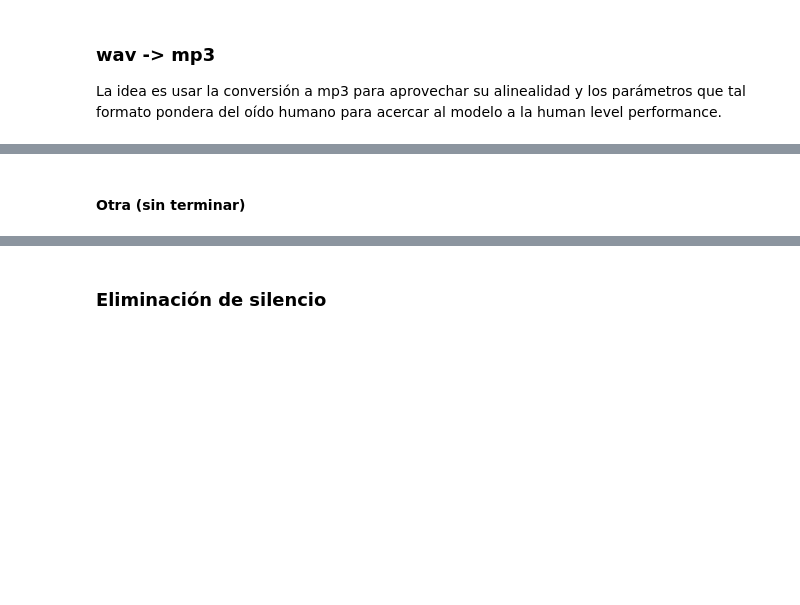
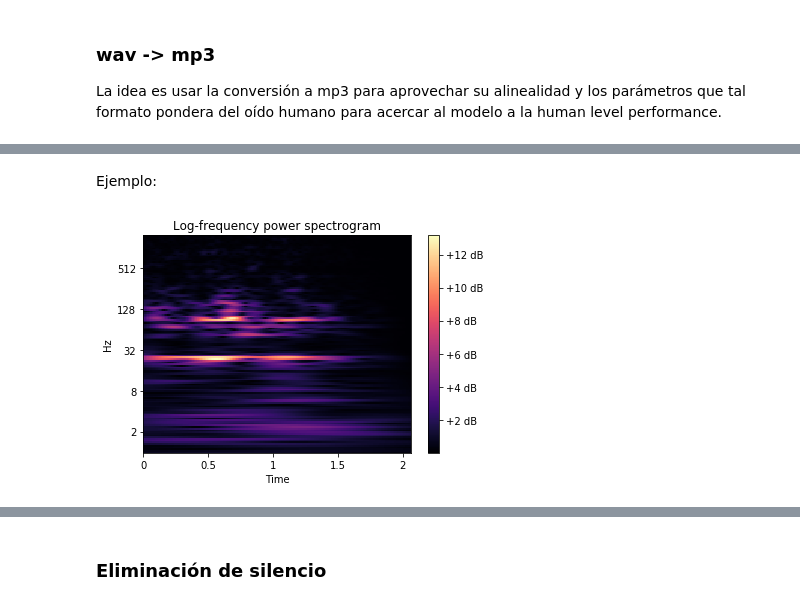
Before and after one commit to pupkinivan/fsd-tagging, a Jupyter notebook: ladifanet.ipynb, the cells around one changed output, grey strips where cells are left out. Drawn from its saved outputs; the diff is of its cells as text; code cells hidden in the pictures; blank space fills up the shorter version.

Commit message:
5 junio, Google Drive copy

```diff
--- a/ladifanet.ipynb
+++ b/ladifanet.ipynb
@@ -89,21 +240,3 @@ os.listdir()
-# %%
-sr, audio = read("Pulso_15ms.wav")
-# audio, sr = lbload("Pulso_15ms.wav", sr=None, dtype=np.float32)
-# , mono=True, offset=0.0, duration=None, dtype=<class 'numpy.float32'>,
-# res_type='kaiser_best')
-
-# Chequeo porque librosa es una mierda
-print(audio.shape)
-print(audio[1000:1010])
-print(audio[:10])
-print(type(audio))
-audio
-audio.dtype
-audio = audio.astype(np.int32)
-audio.shape
-# audio = np.array(audio / 32767)
-audio = np.round(audio * 32767)
-plt.plot(audio)
 # %% [markdown]
 ### wav -> mp3
 La idea es usar la conversión a mp3 para aprovechar su alinealidad y los parámetros que tal formato pondera del oído humano para acercar al modelo a la human level performance.
@@ -202,2 +346,0 @@ class conf:
-# %% [markdown]
-#### Otra (sin terminar)
@@ -244,0 +347,23 @@ def addZip(directory):
+# %%
+class conf:
+    # Preprocessing settings
+    sampling_rate = 44100
+    duration = 2
+    fmin = 10
+    fmax = sampling_rate // 2
+    n_mels = 128
+    n_fft = n_mels * 8
+    bins_per_octave = 24
+    hop_length = n_fft // 2  # to make time steps 224
+    samples = sampling_rate * duration
+    pad_mode = "constant"
+# %% [markdown]
+Ejemplo:
+# %%
+# os.chdir("gdrive/My Drive/Colab Notebooks/Freesound tagging/train_curated")
+# os.listdir()
+audio = read_audio(conf, '0019ef41.wav')
+cqtm, cqtp = audio_to_cqtspectrogram(conf, audio)
+show_cqtspectrogram(conf, cqtm)
+# %% [output]
+[figure, added]
```
Also changed, not shown: parts of 164 cells of this notebook.
